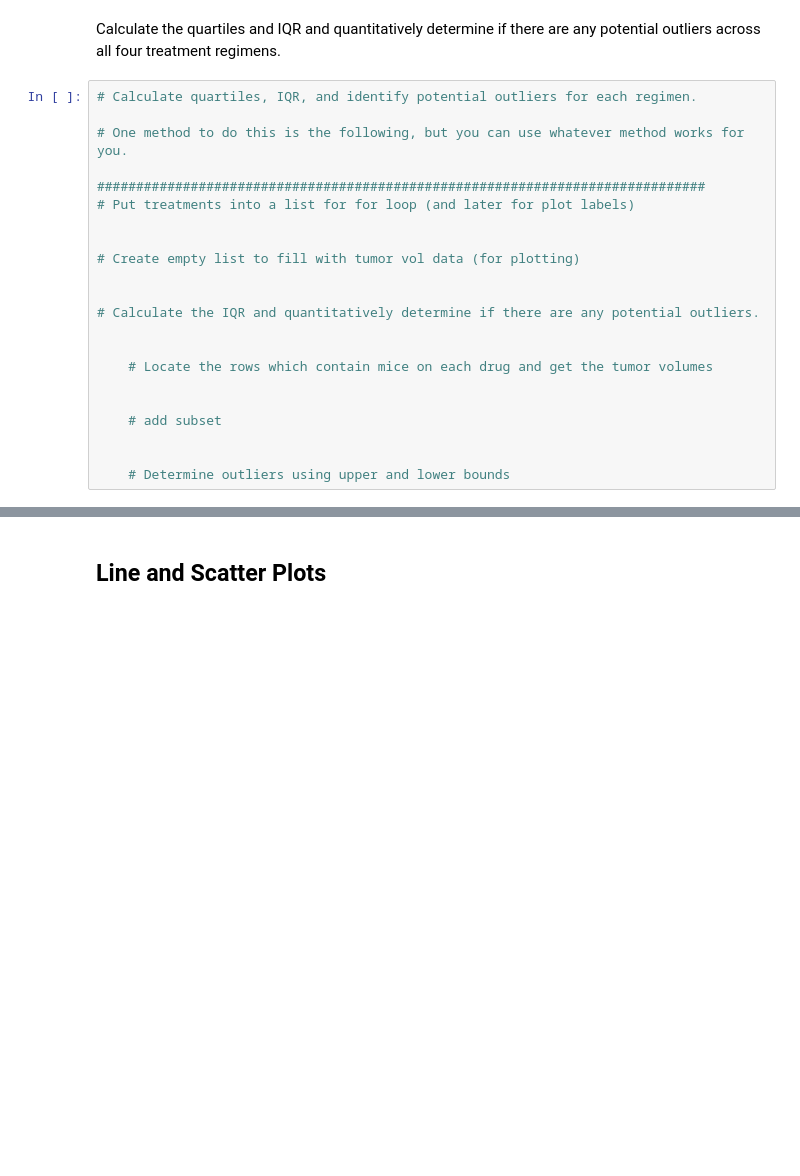
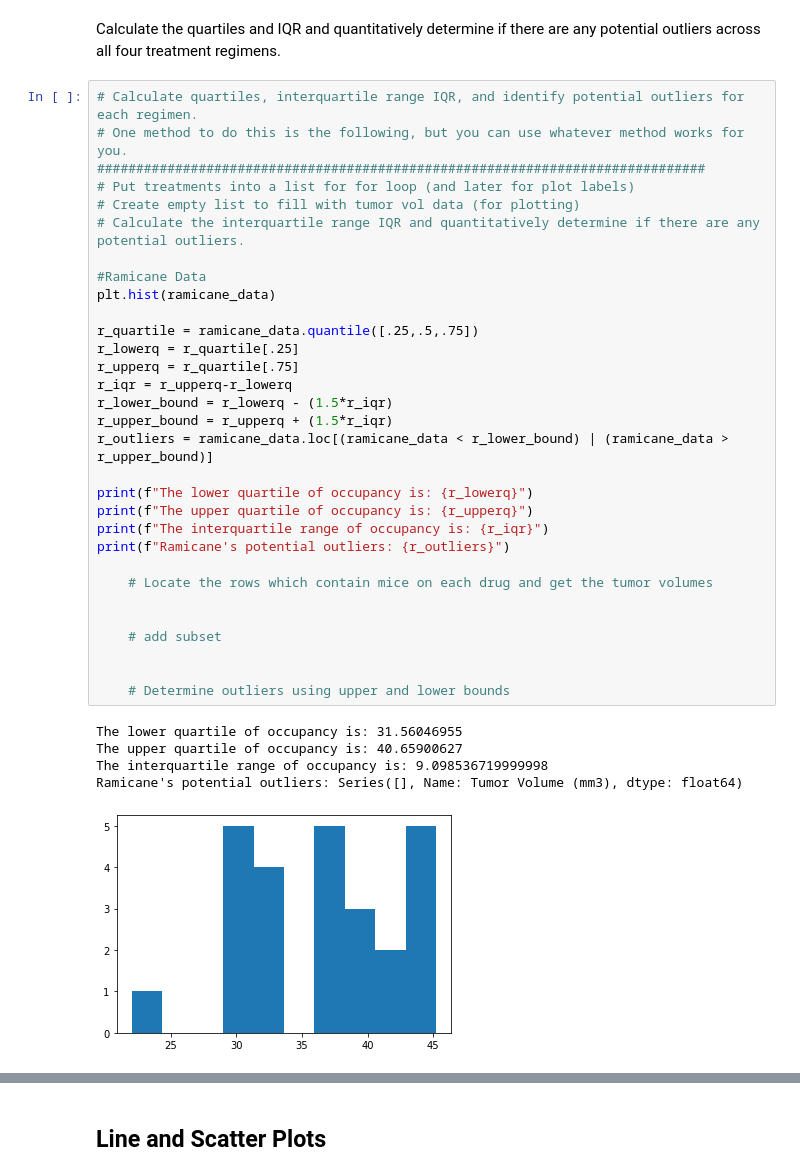
Before and after one commit to Ssimoes48/Plots-Matplotlib, a Jupyter notebook: pymaceuticals_starter.ipynb, the cells around one changed output, grey strips where cells are left out. Cells and saved outputs as stored; diff of their text form; blank space fills up the shorter version.

```diff
--- a/pymaceuticals_starter.ipynb
+++ b/pymaceuticals_starter.ipynb
@@ -182,24 +186,39 @@ capomulin_data = combined_timepoint_df.loc[combined_timepoint_df["Drug Regimen"]
 # %% [markdown]
 Calculate the quartiles and IQR and quantitatively determine if there are any potential outliers across all four treatment regimens.
 # %%
-# Calculate quartiles, IQR, and identify potential outliers for each regimen.
-
+# Calculate quartiles, interquartile range IQR, and identify potential outliers for each regimen.
 # One method to do this is the following, but you can use whatever method works for you.
-
 ##############################################################################
 # Put treatments into a list for for loop (and later for plot labels)
+# Create empty list to fill with tumor vol data (for plotting)
+# Calculate the interquartile range IQR and quantitatively determine if there are any potential outliers.
 
+#Ramicane Data
+plt.hist(ramicane_data)
 
-# Create empty list to fill with tumor vol data (for plotting)
+r_quartile = ramicane_data.quantile([.25,.5,.75])
+r_lowerq = r_quartile[.25]
+r_upperq = r_quartile[.75]
+r_iqr = r_upperq-r_lowerq
+r_lower_bound = r_lowerq - (1.5*r_iqr)
+r_upper_bound = r_upperq + (1.5*r_iqr)
+r_outliers = ramicane_data.loc[(ramicane_data < r_lower_bound) | (ramicane_data > r_upper_bound)]
 
-
-# Calculate the IQR and quantitatively determine if there are any potential outliers.
-
+print(f"The lower quartile of occupancy is: {r_lowerq}")
+print(f"The upper quartile of occupancy is: {r_upperq}")
+print(f"The interquartile range of occupancy is: {r_iqr}")
+print(f"Ramicane's potential outliers: {r_outliers}")
 
     # Locate the rows which contain mice on each drug and get the tumor volumes
 
 
     # add subset
 
 
     # Determine outliers using upper and lower bounds
+# %% [output]
+The lower quartile of occupancy is: 31.56046955
+The upper quartile of occupancy is: 40.65900627
+The interquartile range of occupancy is: 9.098536719999998
+Ramicane's potential outliers: Series([], Name: Tumor Volume (mm3), dtype: float64)
+[figure, added]
```
Also changed, not shown: parts of 9 cells of this notebook.
